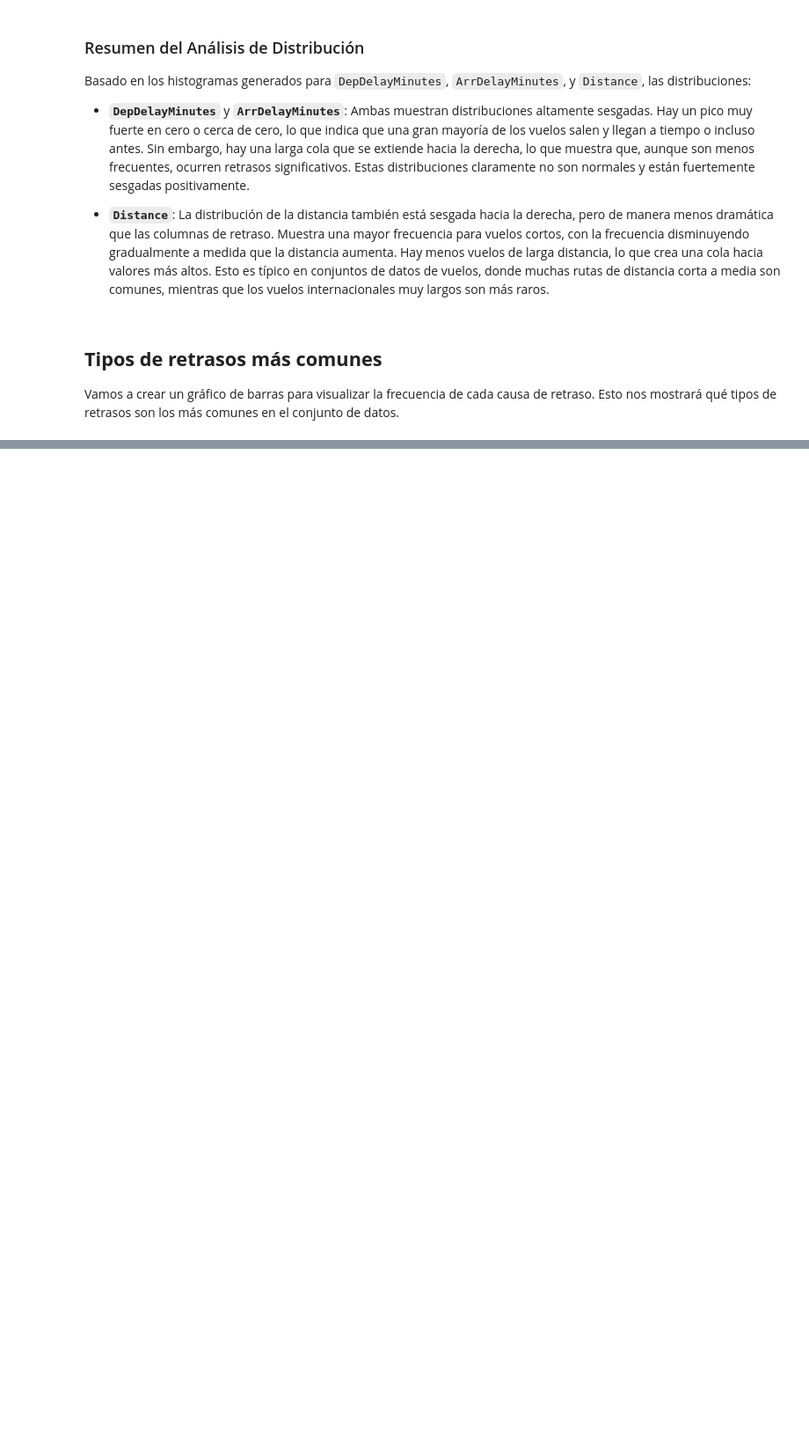
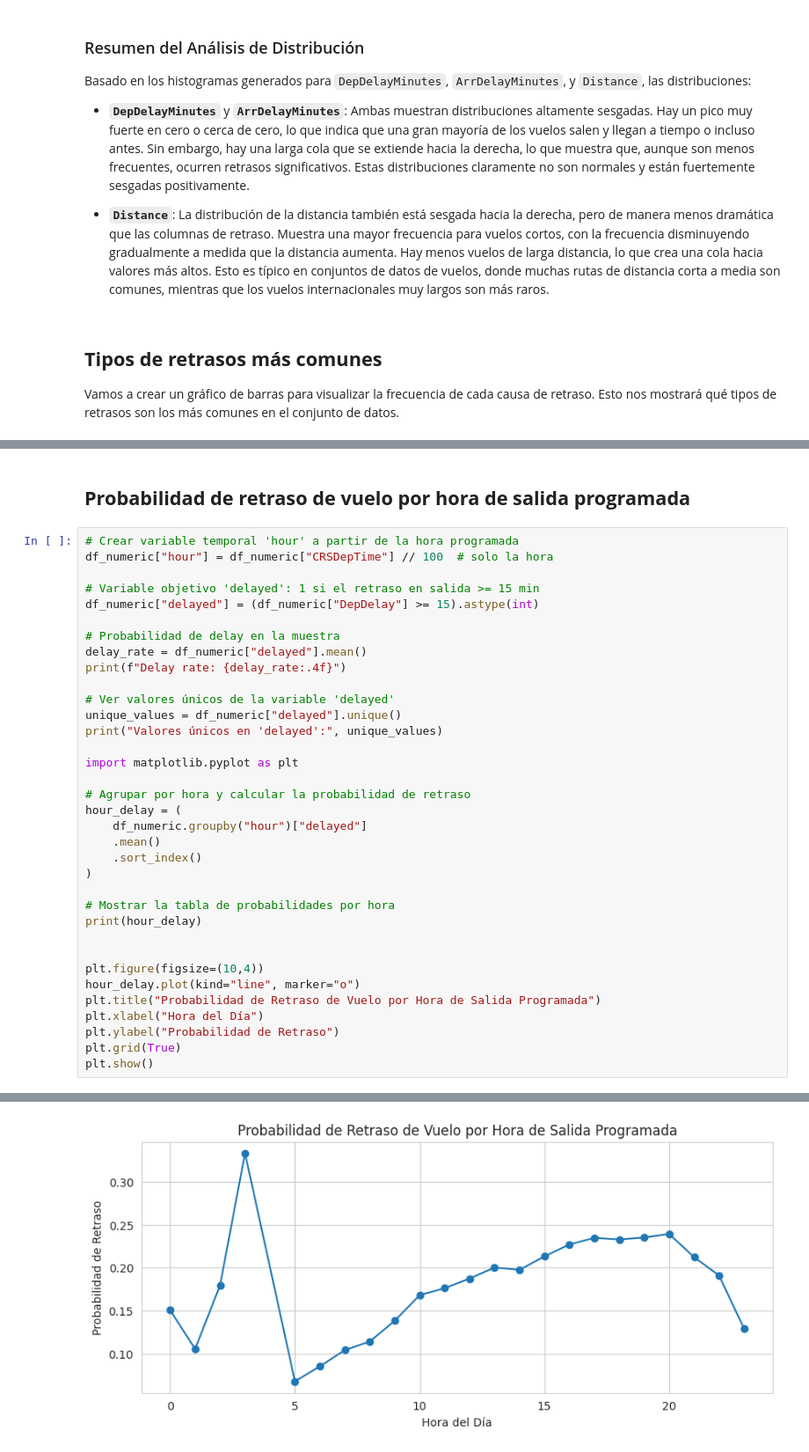
Before and after one commit to sunnyday2/flight_on_time, a Jupyter notebook: flightontime_hackaton_e32_alura_latam.ipynb, the cells around one changed output, grey strips where cells are left out. Shown: that part at 88% size. Drawn from its saved outputs; the diff is of its cells as text; blank space fills up the shorter version.

```diff
--- a/flightontime_hackaton_e32_alura_latam.ipynb
+++ b/flightontime_hackaton_e32_alura_latam.ipynb
@@ -550 +556,39 @@ Passing `palette` without assigning `hue` is deprecated and will be removed in v
 > El gráfico de barras anterior muestra el número de vuelos afectados por cada causa específica de retraso, considerando solo los minutos de retraso no nulos. Esta visualización ayuda a identificar los tipos de retrasos más frecuentes en nuestro conjunto de datos. Podemos observar que `CarrierDelay`, `LateAircraftDelay` y `NASDelay` son las causas más frecuentes, afectando a miles de vuelos, mientras que `WeatherDelay` y especialmente `SecurityDelay` son menos frecuentes.
+# %% [markdown]
+## **Probabilidad de retraso de vuelo por hora de salida programada**
+# %%
+# Crear variable temporal 'hour' a partir de la hora programada
+df_numeric["hour"] = df_numeric["CRSDepTime"] // 100  # solo la hora
+
+# Variable objetivo 'delayed': 1 si el retraso en salida >= 15 min
+df_numeric["delayed"] = (df_numeric["DepDelay"] >= 15).astype(int)
+
+# Probabilidad de delay en la muestra
+delay_rate = df_numeric["delayed"].mean()
+print(f"Delay rate: {delay_rate:.4f}")
+
+# Ver valores únicos de la variable 'delayed'
+unique_values = df_numeric["delayed"].unique()
+print("Valores únicos en 'delayed':", unique_values)
+
+import matplotlib.pyplot as plt
+
+# Agrupar por hora y calcular la probabilidad de retraso
+hour_delay = (
+    df_numeric.groupby("hour")["delayed"]
+    .mean()
+    .sort_index()
+)
+
+# Mostrar la tabla de probabilidades por hora
+print(hour_delay)
+
+
+plt.figure(figsize=(10,4))
+hour_delay.plot(kind="line", marker="o")
+plt.title("Probabilidad de Retraso de Vuelo por Hora de Salida Programada")
+plt.xlabel("Hora del Día")
+plt.ylabel("Probabilidad de Retraso")
+plt.grid(True)
+plt.show()
+# %% [output]
@@ -550,0 +612 @@ Passing `palette` without assigning `hue` is deprecated and will be removed in v
+[figure, added]
```
Also changed, not shown: parts of 24 cells of this notebook.
